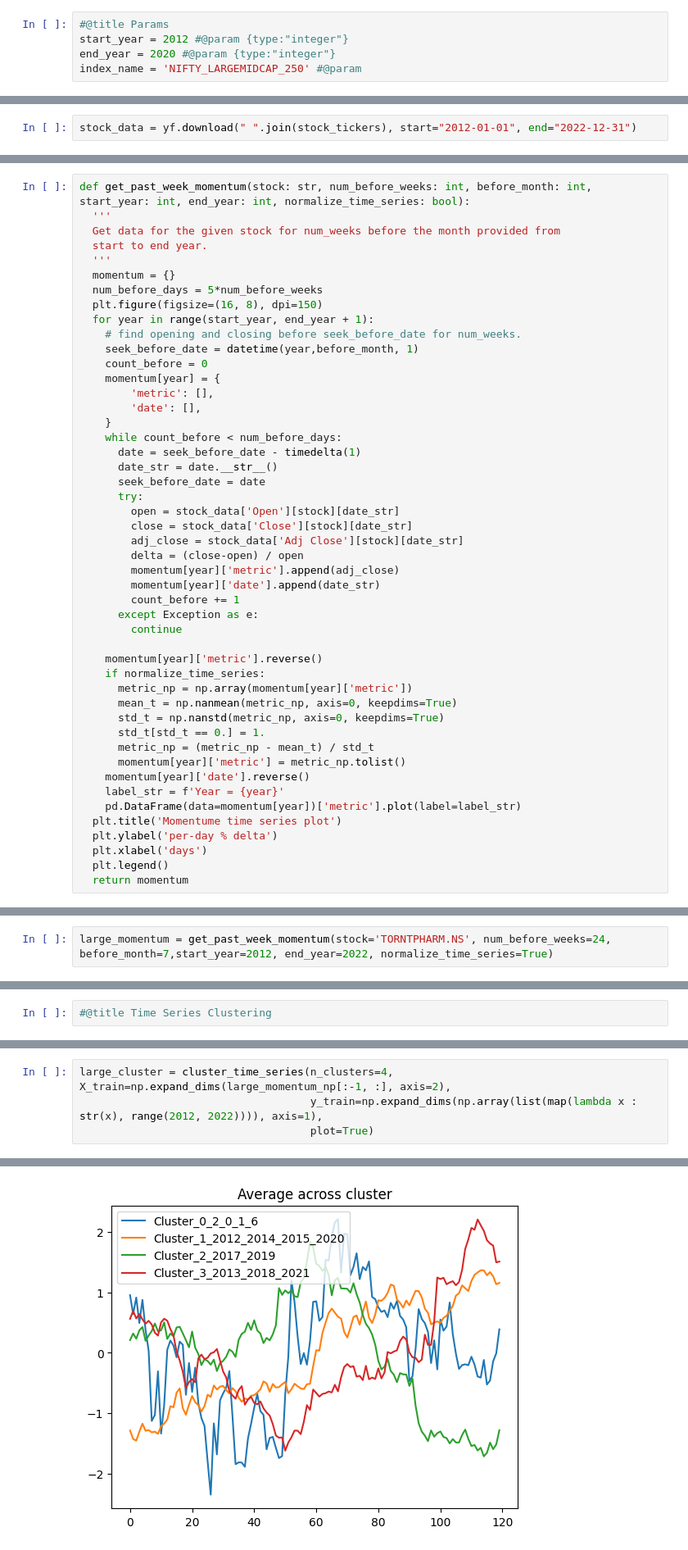
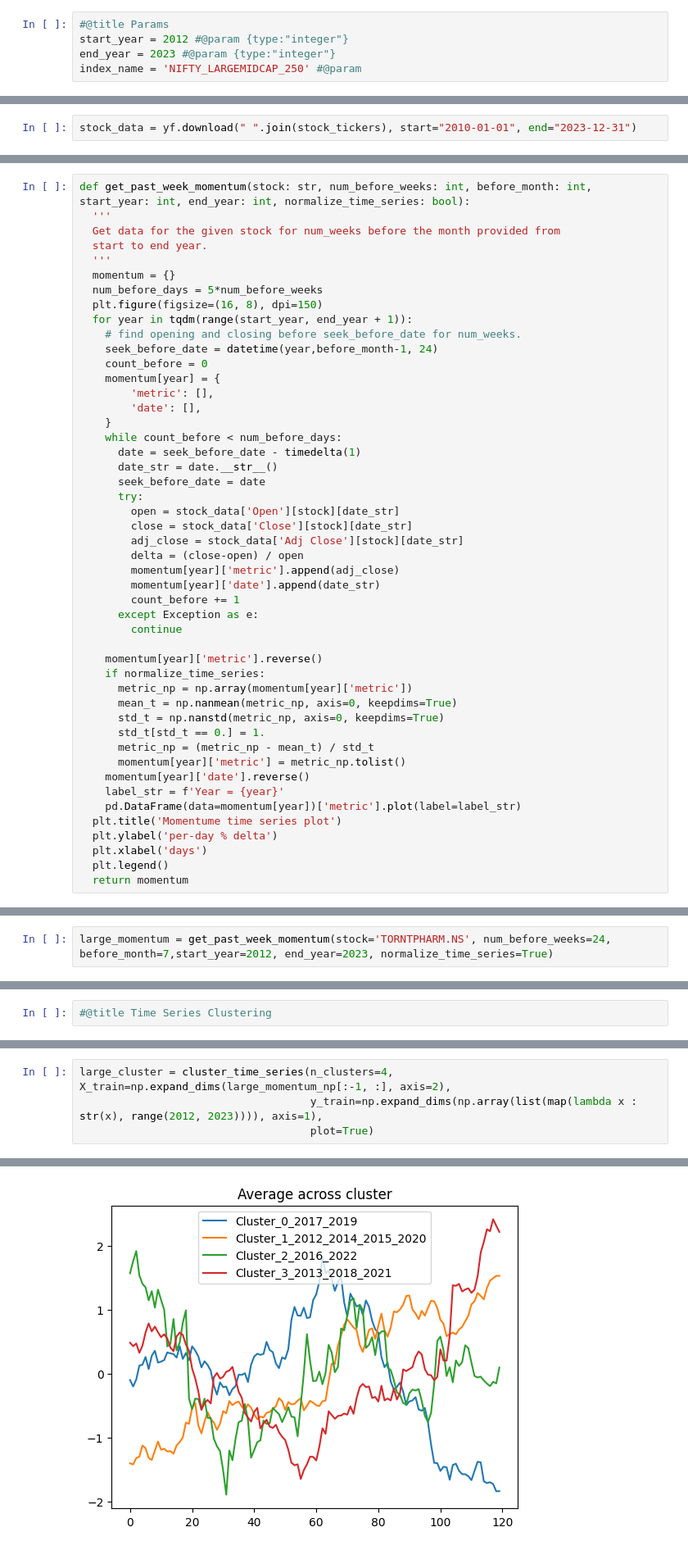
Before and after one commit to 345ishaan/algorithmic_trading, a Jupyter notebook: Stock_Mode_Analysis.ipynb, the cells around one changed output, grey strips where cells are left out. Shown at 82% size. Cells and saved outputs as stored; diff of their text form.

```diff
--- a/Stock_Mode_Analysis.ipynb
+++ b/Stock_Mode_Analysis.ipynb
@@ -59,13 +59,13 @@ def tickers_in_index(url_path):
 # %%
 #@title Params
 start_year = 2012 #@param {type:"integer"}
-end_year = 2020 #@param {type:"integer"}
+end_year = 2023 #@param {type:"integer"}
 index_name = 'NIFTY_LARGEMIDCAP_250' #@param
 # %%
 stock_tickers = tickers_in_index(NSE_INDEX_TO_CSV[index_name])
 stock_tickers = list(map(lambda x : x +'.NS' , stock_tickers))
 # %%
-stock_data = yf.download(" ".join(stock_tickers), start="2012-01-01", end="2022-12-31")
+stock_data = yf.download(" ".join(stock_tickers), start="2010-01-01", end="2023-12-31")
 # %% [output]
 [*********************100%***********************]  250 of 250 completed
 # %%
@@ -235,9 +246,9 @@ def get_past_week_momentum(stock: str, num_before_weeks: int, before_month: int,
   momentum = {}
   num_before_days = 5*num_before_weeks
   plt.figure(figsize=(16, 8), dpi=150)
-  for year in range(start_year, end_year + 1):
+  for year in tqdm(range(start_year, end_year + 1)):
     # find opening and closing before seek_before_date for num_weeks.
-    seek_before_date = datetime(year,before_month, 1)
+    seek_before_date = datetime(year,before_month-1, 24)
     count_before = 0
     momentum[year] = {
         'metric': [],
@@ -285,3 +296,3 @@ mid_momentum = get_past_week_momentum(stock='TORNTPHARM.NS', num_before_weeks=16
 # %%
-large_momentum = get_past_week_momentum(stock='TORNTPHARM.NS', num_before_weeks=24, before_month=7,start_year=2012, end_year=2022, normalize_time_series=True)
+large_momentum = get_past_week_momentum(stock='TORNTPHARM.NS', num_before_weeks=24, before_month=7,start_year=2012, end_year=2023, normalize_time_series=True)
 # %% [output]
@@ -335,10 +342,10 @@ large_momentum_np[:-1,:].shape
 # %%
 large_cluster = cluster_time_series(n_clusters=4, X_train=np.expand_dims(large_momentum_np[:-1, :], axis=2),
-                                    y_train=np.expand_dims(np.array(list(map(lambda x : str(x), range(2012, 2022)))), axis=1),
+                                    y_train=np.expand_dims(np.array(list(map(lambda x : str(x), range(2012, 2023)))), axis=1),
                                     plot=True)
 # %% [output]
 <Figure size 2400x1200 with 0 Axes>
-[figure, old version]
+[figure, new version]
 # %%
 def get_cluster_distance(model, X_train, Y_train, test_year, x_test):
   label = model.predict(x_test)
```
Also changed, not shown: parts of 15 cells of this notebook.
